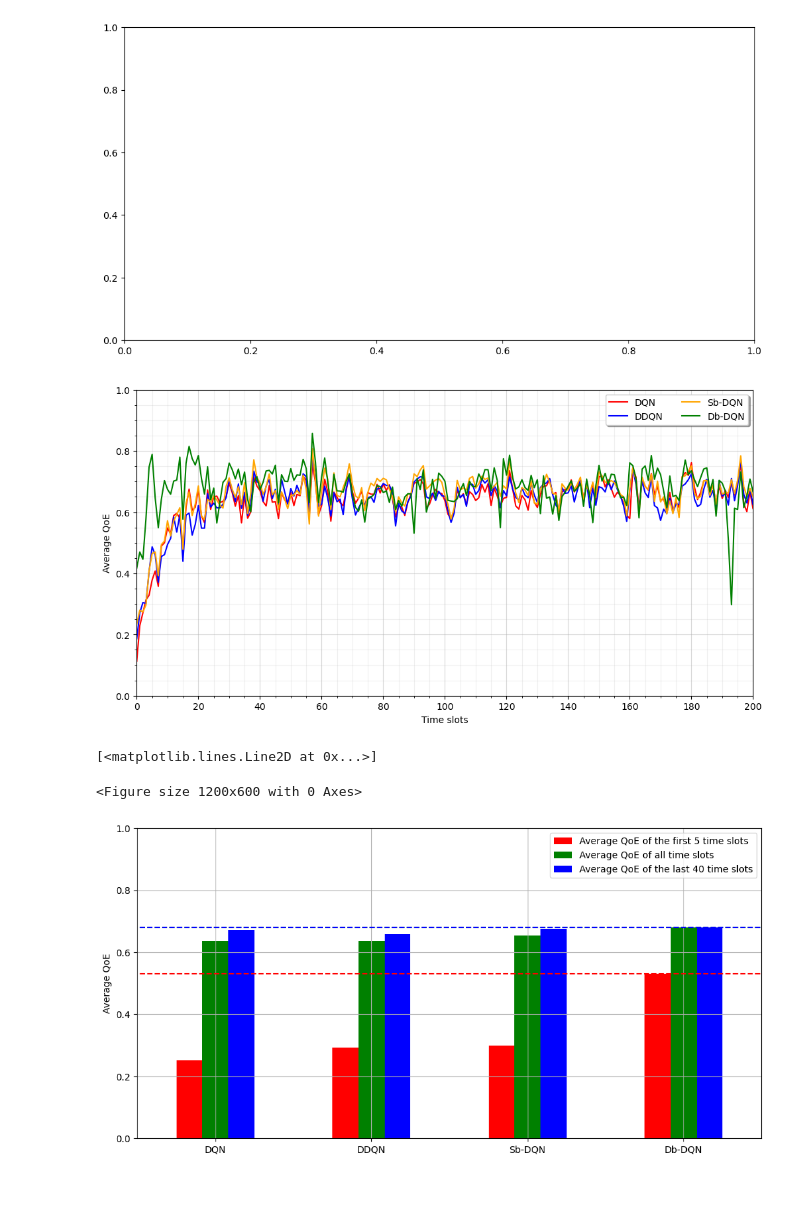
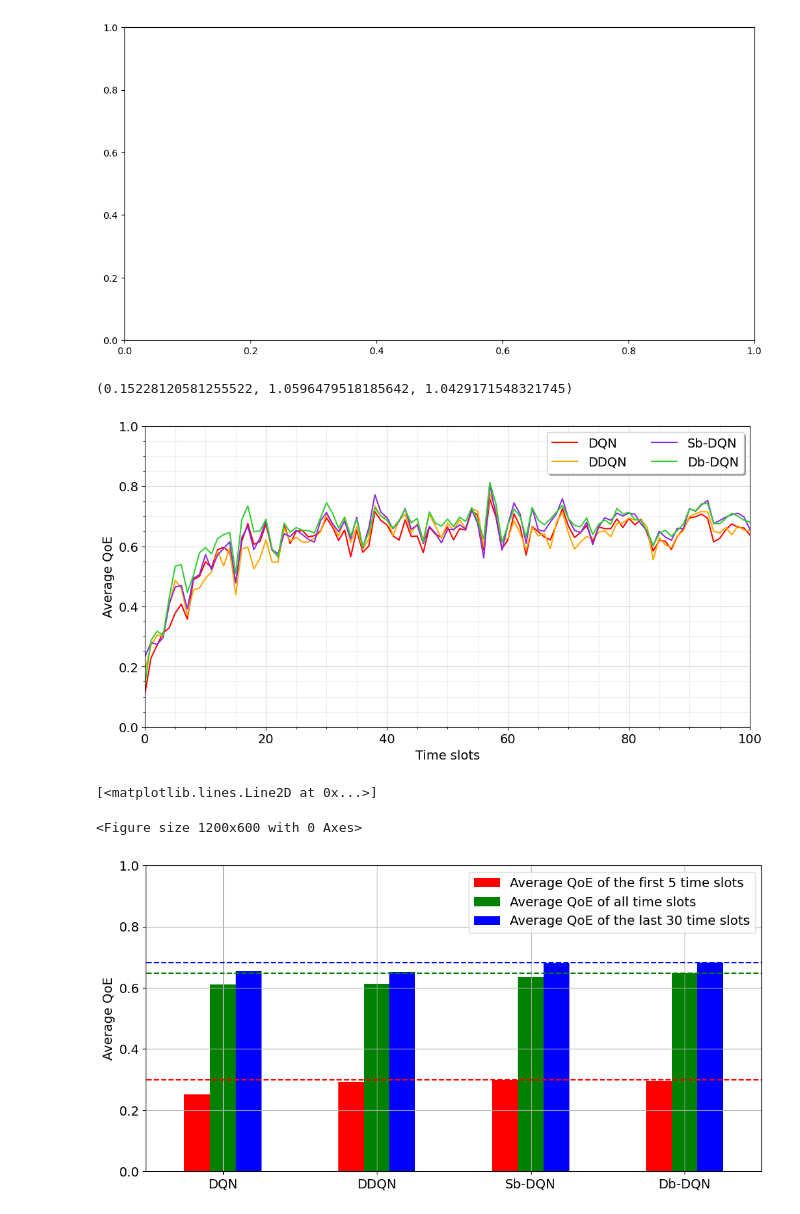
Before and after one commit to Tahuubinh/Offloading_to_Vehicles_2, a Jupyter notebook: Mec_ver4-main/result/Jup_result1.ipynb, the cells around one changed output. Cells and saved outputs as stored; diff of their text form; code cells hidden in the pictures.

Commit message:
First Round pass

```diff
--- a/Mec_ver4-main/result/Jup_result1.ipynb
+++ b/Mec_ver4-main/result/Jup_result1.ipynb
@@ -128,21 +128,26 @@ datat = pd.read_csv("result1/" + alg + "/"+str(1)+"/cb_5phut.csv").values[:201,
 for i in range(2, 11):
     datat += pd.read_csv("result1/" + alg + "/"+str(i)+"/cb_5phut.csv").values[:201, 1]
 datat /= 10
-#data7 = datat
-data7 = pd.read_csv("result1/Temp/3/cb_5phut.csv").values[:201, 1]
+data7 = datat
+#data7 = pd.read_csv("result1/Temp/5/cb_5phut.csv").values[:201, 1]
+# %%
+1 - Baverage2/Baverage7, Waverage7/Waverage2, Laverage7/Laverage2
+# %% [output]
+(0.15228120581255522, 1.0596479518185642, 1.0429171548321745)
 # %%
 import numpy as np
 import matplotlib.pyplot as plt
 plt.style.use('default')
 import pandas as pd
 
+plt.rcParams.update({'font.size': 14})
 plt.rcParams['figure.figsize'] = [12, 6]
 plt.rcParams['figure.dpi'] = 100 # 200 e.g. is really fine, but slower
 fig = plt.figure()
 ax = fig.add_subplot(1, 1, 1)
 
 a = 5
-b = 160
+b = 70
 number = [i for i in range(data2.shape[0])]
 # plt.plot(number, data1, color="gray", label = "Greedy")
 # Baverage1 = np.average(data1[0:a])
@@ -151,25 +156,25 @@ number = [i for i in range(data2.shape[0])]
 #plt.plot(number, [np.average(data1[a:b])] * data2.shape[0], color="red", linestyle = '--')
 ax.plot(number, data2, color="red", label = "DQN")
 Baverage2 = np.average(data2[0:a])
-Waverage2 = np.average(data2[0:200])
-Laverage2 = np.average(data2[b:200])
+Waverage2 = np.average(data2[0:100])
+Laverage2 = np.average(data2[b:100])
 #plt.plot(number, [np.average(data2[a:b])] * data2.shape[0], color="red", linestyle = '--')
-ax.plot(number, data5, color="blue", label = "DDQN")
+ax.plot(number, data5, color="orange", label = "DDQN")
 Baverage5 = np.average(data5[0:a])
-Waverage5 = np.average(data5[0:200])
-Laverage5 = np.average(data5[b:200])
+Waverage5 = np.average(data5[0:100])
+Laverage5 = np.average(data5[b:100])
 #plt.plot(number, [np.average(data5[a:b])] * data2.shape[0], color="blue", linestyle = '--')
 # plt.plot(number, data55, color="blue", label = "DDQL under", linestyle = '-.')
 # plt.plot(number, [np.average(data55[a:b])] * data55.shape[0], color="blue", linestyle = ':')
-ax.plot(number, data6, color="orange", label = "Sb-DQN")
+ax.plot(number, data6, color="blueviolet", label = "Sb-DQN")
 Baverage6 = np.average(data6[0:a])
-Waverage6 = np.average(data6[0:200])
-Laverage6 = np.average(data6[b:200])
+Waverage6 = np.average(data6[0:100])
+Laverage6 = np.average(data6[b:100])
 #plt.plot(number, [np.average(data6[a:b])] * data6.shape[0], color="green", linestyle = '--')
-ax.plot(number, data7, color="green", label = "Db-DQN")
+ax.plot(number, data7, color="limegreen", label = "Db-DQN")
 Baverage7 = np.average(data7[0:a])
-Waverage7 = np.average(data7[0:200])
-Laverage7 = np.average(data7[b:200])
+Waverage7 = np.average(data7[0:100])
+Laverage7 = np.average(data7[b:100])
 
 # ax.plot(number, data8, color="pink", label = "Sarsa")
 # Baverage8 = np.average(data8[0:a])
@@ -186,44 +191,44 @@ plt.legend(ncol=2, fancybox=True, shadow=True)
 # plt.xticks(np.arange(0, 101, 5.0))
 # plt.axis([0, 100, 0, 1])
 # plt.grid()
-ax.axis([0, 200, 0, 1])
-major_ticks = np.arange(0, 201, 20)
-minor_ticks = np.arange(0, 201, 5)
+ax.axis([0, 100, 0, 1])
+major_ticks = np.arange(0, 101, 20)
+minor_ticks = np.arange(0, 101, 5)
 
 ax.set_xticks(major_ticks)
 ax.set_xticks(minor_ticks, minor=True)
 ax.set_yticks(np.arange(0,1.05,0.2))
 ax.set_yticks(np.arange(0,1.05,0.05), minor=True)
 
 ax.grid(which='both')
 
 # Or if you want different settings for the grids:
 ax.grid(which='minor', alpha=0.2)
 ax.grid(which='major', alpha=0.5)
-#plt.savefig("../../Pictures/No_Fuzzy_Algos.pdf")
+#plt.savefig("../Pictures/No_Fuzzy_Algos.pdf")
 plt.show()
 
 plt.clf()
 df = pd.DataFrame({
     '': ['DQN', 'DDQN', 'Sb-DQN', 'Db-DQN'],
     'Average QoE of the first '+str(a)+' time slots': [Baverage2, Baverage5, Baverage6, Baverage7],
     'Average QoE of all time slots': [Waverage2, Waverage5, Waverage6, Waverage7],
-    'Average QoE of the last '+str(200-b)+' time slots': [Laverage2, Laverage5, Laverage6, Laverage7]
+    'Average QoE of the last '+str(100-b)+' time slots': [Laverage2, Laverage5, Laverage6, Laverage7]
 })
 
 # plotting graph
 df.plot.bar(x="", y=["Average QoE of the first "+str(a)+" time slots", "Average QoE of all time slots",
-                     "Average QoE of the last "+str(200-b)+" time slots"], color={"Average QoE of the first "+str(a)+" time slots": "red",
-                     "Average QoE of all time slots": "green", "Average QoE of the last "+str(200-b)+" time slots": "blue"},
+                     "Average QoE of the last "+str(100-b)+" time slots"], color={"Average QoE of the first "+str(a)+" time slots": "red",
+                     "Average QoE of all time slots": "green", "Average QoE of the last "+str(100-b)+" time slots": "blue"},
                      ylim = [0, 1], rot = 0)
 plt.ylabel("Average QoE")
 plt.grid()
 plt.plot([-1,1,2,4], [max(df['Average QoE of the first '+str(a)+' time slots'])] * 4, color="red", linestyle = '--')
 plt.plot([-1,1,2,4], [max(df['Average QoE of all time slots'])] * 4, color="green", linestyle = '--')
-plt.plot([-1,1,2,4], [max(df['Average QoE of the last '+str(200-b)+' time slots'])] * 4, color="blue", linestyle = '--')
-#plt.savefig("../../Pictures/No_Fuzzy_Algos_Statistic_2.pdf")
+plt.plot([-1,1,2,4], [max(df['Average QoE of the last '+str(100-b)+' time slots'])] * 4, color="blue", linestyle = '--')
+#plt.savefig("../Pictures/No_Fuzzy_Algos_Statistic_2.pdf")
 # %% [output]
-[figure, old version]
+[figure, new version]
 [<matplotlib.lines.Line2D at 0x...>]
 <Figure size 1200x600 with 0 Axes>
-[figure, old version]
+[figure, new version]
```
Also changed, not shown: parts of 23 cells of this notebook, 28 other files.
